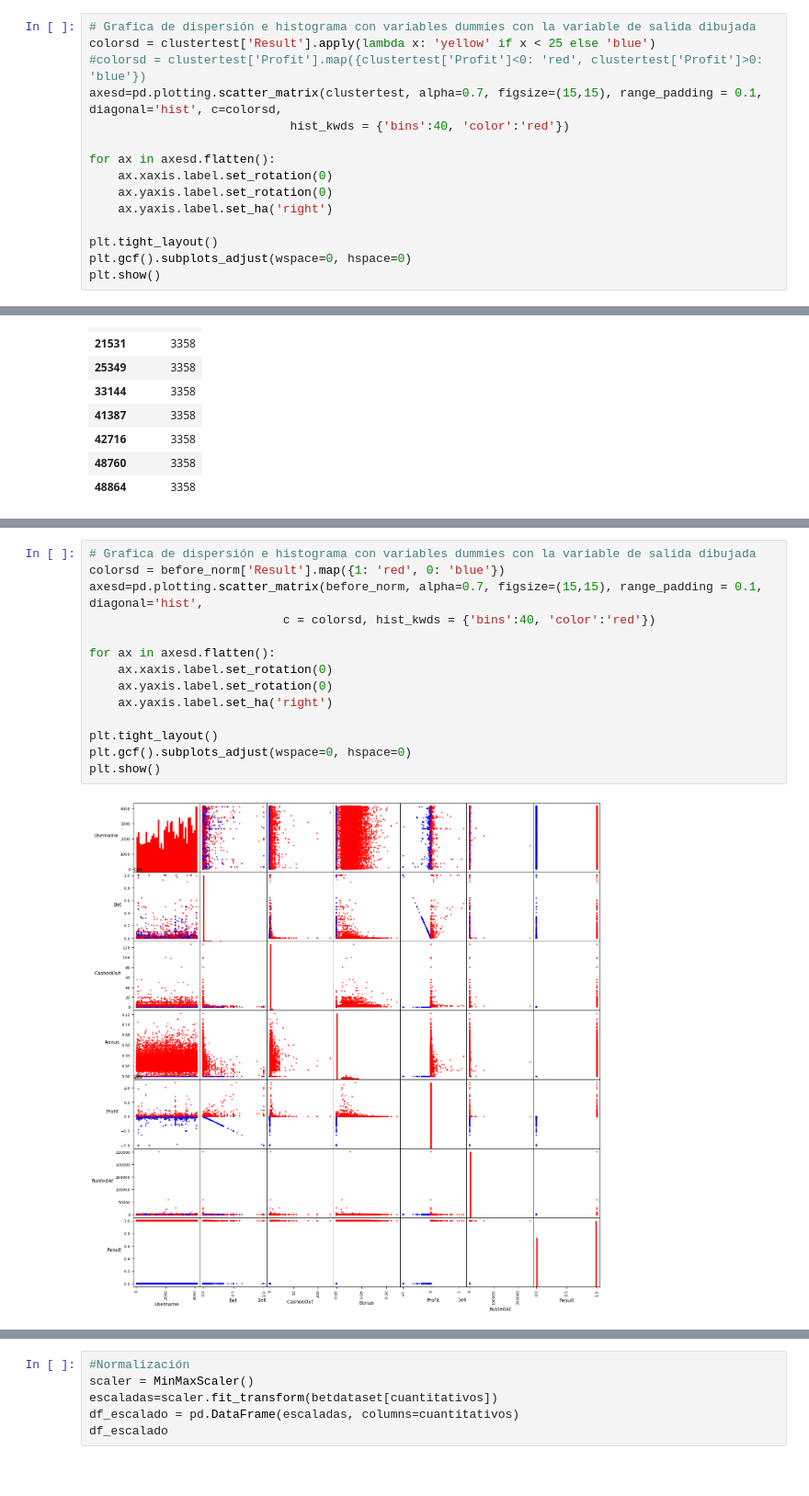
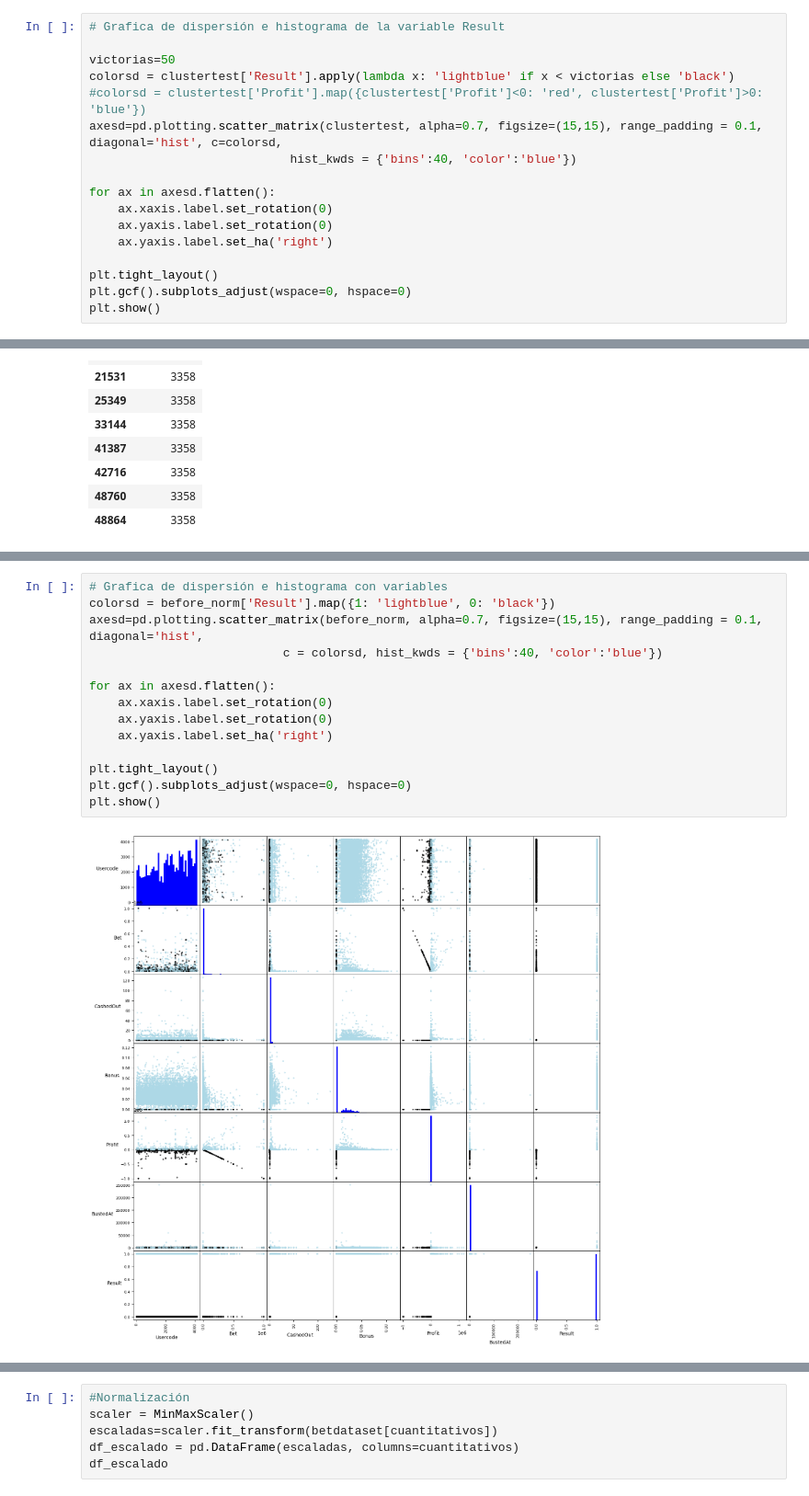
Before and after one commit to AndresEspinal/bustabit, a Jupyter notebook: notebooks/analisis_expl.ipynb, the cells around one changed output, grey strips where cells are left out. Shown at 92% size. Saved outputs shown, nothing was run; the diff lists cells and outputs as text.

```diff
--- a/notebooks/analisis_expl.ipynb
+++ b/notebooks/analisis_expl.ipynb
@@ -540,11 +545,13 @@ clustertest['Result'].max()
 # %% [output]
 np.int64(219)
 # %%
-# Grafica de dispersión e histograma con variables dummies con la variable de salida dibujada
-colorsd = clustertest['Result'].apply(lambda x: 'yellow' if x < 25 else 'blue')
+# Grafica de dispersión e histograma de la variable Result
+
+victorias=50
+colorsd = clustertest['Result'].apply(lambda x: 'lightblue' if x < victorias else 'black')
 #colorsd = clustertest['Profit'].map({clustertest['Profit']<0: 'red', clustertest['Profit']>0: 'blue'})
 axesd=pd.plotting.scatter_matrix(clustertest, alpha=0.7, figsize=(15,15), range_padding = 0.1, diagonal='hist', c=colorsd,
-                            hist_kwds = {'bins':40, 'color':'red'})
+                            hist_kwds = {'bins':40, 'color':'blue'})
 
 for ax in axesd.flatten():
     ax.xaxis.label.set_rotation(0)
@@ -701,19 +711,19 @@ before_norm
 | 49999 | 80 | 300 | 1.30 | 0.000 | 90.00 | 2.38 | 1 |
 50000 rows × 7 columns
 # %%
-# Grafica de dispersión e histograma con variables dummies con la variable de salida dibujada
-colorsd = before_norm['Result'].map({1: 'red', 0: 'blue'})
+# Grafica de dispersión e histograma con variables
+colorsd = before_norm['Result'].map({1: 'lightblue', 0: 'black'})
 axesd=pd.plotting.scatter_matrix(before_norm, alpha=0.7, figsize=(15,15), range_padding = 0.1, diagonal='hist',
-                           c = colorsd, hist_kwds = {'bins':40, 'color':'red'})
+                           c = colorsd, hist_kwds = {'bins':40, 'color':'blue'})
 
 for ax in axesd.flatten():
     ax.xaxis.label.set_rotation(0)
     ax.yaxis.label.set_rotation(0)
     ax.yaxis.label.set_ha('right')
 
 plt.tight_layout()
 plt.gcf().subplots_adjust(wspace=0, hspace=0)
 plt.show()
 # %% [output]
-[figure, old version]
+[figure, new version]
 # %%
```
Also changed, not shown: parts of 9 cells of this notebook, 5 other files.
